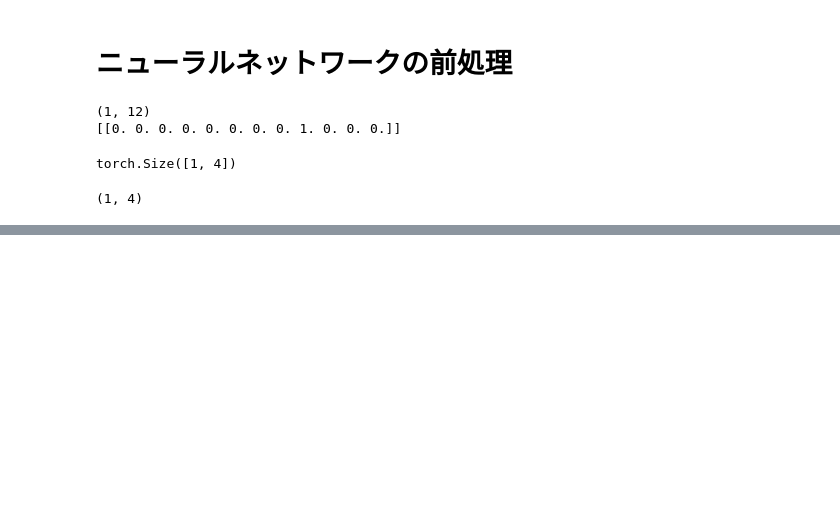
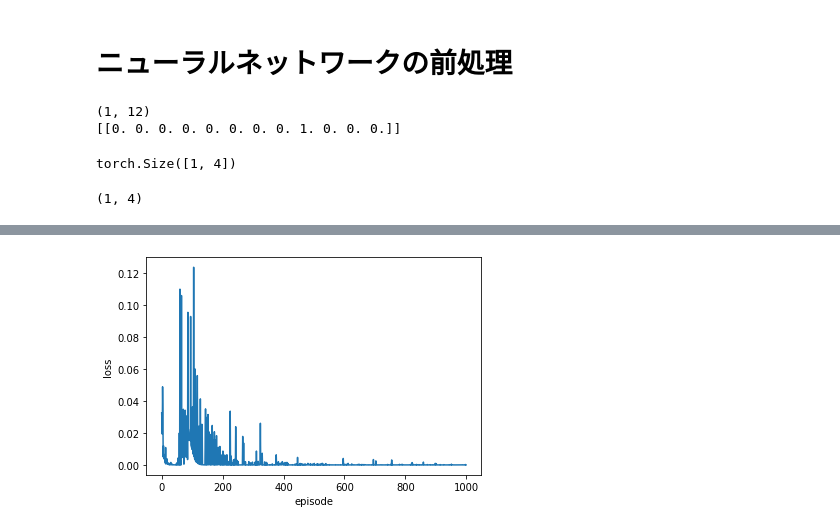
Before and after one commit to mlengineer19989/zero_DeepL4, a Jupyter notebook: deep-learning-from-scratch-4-master/ch07/practice_ch07.ipynb, the cells around one changed output, grey strips where cells are left out. Cells and saved outputs as stored; diff of their text form; code cells hidden in the pictures; blank space fills up the shorter version.

```diff
--- a/deep-learning-from-scratch-4-master/ch07/practice_ch07.ipynb
+++ b/deep-learning-from-scratch-4-master/ch07/practice_ch07.ipynb
@@ -408,7 +408,7 @@ import torch.nn.functional as F
 import torch.optim as optim
 
 
-class QNet(nn.Module):
+class QNet_with_torch(nn.Module):
     def __init__(self):
         super().__init__()
         self.l1 = nn.Linear(12, 100)
@@ -419,7 +419,7 @@ class QNet(nn.Module):
         x = self.l2(x)
         return x
 
-qnet = QNet()
+qnet = QNet_with_torch()
 
 
 state = (2, 0)
@@ -463,0 +460,91 @@ state.shape
+# %%
+import matplotlib.pyplot as plt
+import numpy as np
+from dezero import Model
+from dezero import optimizers
+import dezero.functions as F
+import dezero.layers as L
+
+import sys
+import os
+sys.path.append(os.path.abspath("../"))
+from common.gridworld import GridWorld
+
+class QLearningAgent:
+    def __init__(self):
+        self.gamma = 0.9
+        self.lr = 0.01
+        self.epsilon = 0.1
+        self.action_size = 4
+
+        self.qnet = QNet()
+        self.optimizer = optimizers.SGD(self.lr)
+        self.optimizer.setup(self.qnet)
+
+    def get_action(self, state_vec):
+        if np.random.rand() < self.epsilon:
+            return np.random.choice(self.action_size)
+        else:
+            qs = self.qnet(state_vec)
+            return qs.data.argmax()
+
+    def update(self, state, action, reward, next_state, done):
+        if done:
+            next_q = np.zeros(1)  # [0.]
+        else:
+            next_qs = self.qnet(next_state)
+            next_q = next_qs.max(axis=1)
+            next_q.unchain()
+
+        target = self.gamma * next_q + reward
+        qs = self.qnet(state)
+        q = qs[:, action]
+        loss = F.mean_squared_error(target, q)
+
+        self.qnet.cleargrads()
+        loss.backward()
+        self.optimizer.update()
+
+        return loss.data
+
+
+env = GridWorld()
+agent = QLearningAgent()
+
+episodes = 1000
+loss_history = []
+
+for episode in range(episodes):
+    state = env.reset()
+    state = one_hot(state)
+    total_loss, cnt = 0, 0
+    done = False
+
+    while not done:
+        action = agent.get_action(state)
+        next_state, reward, done = env.step(action)
+        next_state = one_hot(next_state)
+
+        loss = agent.update(state, action, reward, next_state, done)
+        total_loss += loss
+        cnt += 1
+        state = next_state
+
+    average_loss = total_loss / cnt
+    loss_history.append(average_loss)
+
+
+plt.xlabel('episode')
+plt.ylabel('loss')
+plt.plot(range(len(loss_history)), loss_history)
+plt.show()
+
+# visualize
+Q = {}
+for state in env.states():
+    for action in env.action_space:
+        q = agent.qnet(one_hot(state))[:, action]
+        Q[state, action] = float(q.data)
+env.render_q(Q)
+# %% [output]
+[figure, added]
```
Also changed, not shown: parts of 2 cells of this notebook.
